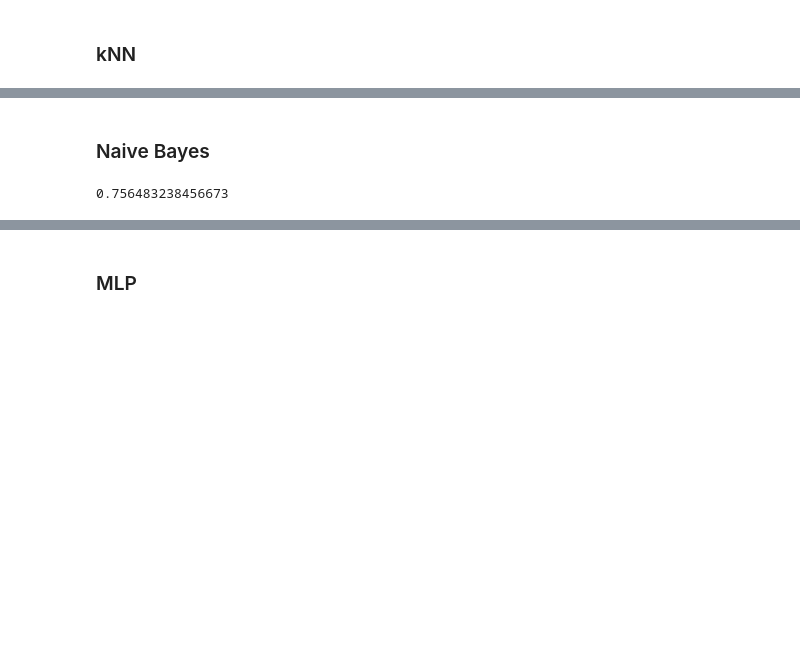
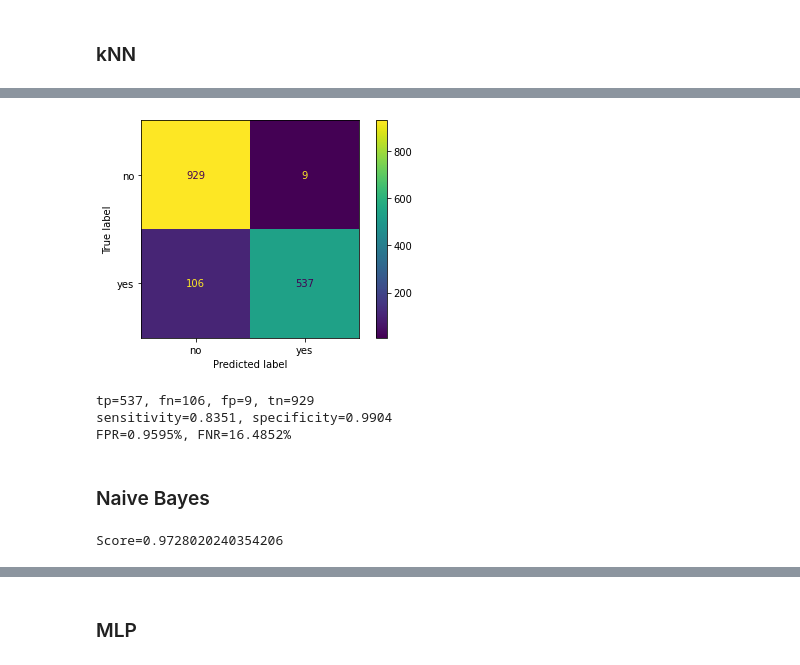
Before and after one commit to carzynsky/Analytics-and-Data-mining, a Jupyter notebook: cz2/spam.ipynb, the cells around one changed output, grey strips where cells are left out. Cells and saved outputs as stored; diff of their text form; code cells hidden in the pictures; blank space fills up the shorter version.

```diff
--- a/cz2/spam.ipynb
+++ b/cz2/spam.ipynb
@@ -59,11 +130,28 @@ kNN.score(X_test, y_test)
+# %%
+tn, fp, fn, tp = confusion_matrix(y_test, y_prediction_knn).ravel()
+plot_confusion_matrix(knn, X_test_standarized, y_test)
+plt.show()
+
+print(f'tp={tp}, fn={fn}, fp={fp}, tn={tn}')
+sensitivity = tp/(tp+fn)
+specificity = tn/(fp+tn)
+print("sensitivity={:.4f}, specificity={:.4f}".format(sensitivity, specificity))
+
+fpr = (1-specificity)*100
+fnr = (1-sensitivity)*100
+print("FPR={:.4f}%, FNR={:.4f}%".format(fpr, fnr))
+# %% [output]
+[figure, added]
+tp=537, fn=106, fp=9, tn=929
+sensitivity=0.8351, specificity=0.9904
+FPR=0.9595%, FNR=16.4852%
 # %% [markdown]
 ### Naive Bayes
 # %%
-from sklearn.naive_bayes import GaussianNB
-
 gnb = GaussianNB()
 gnb.fit(X_train, y_train)
-y_prediction = gnb.predict(X_test)
-gnb.score(X_test, y_test)
+y_prediction_gnb = gnb.predict(X_test)
+gnb_score = gnb.score(X_test, y_test)
+print(f'Score={gnb_score}')
 # %% [output]
-0.756483238456673
+Score=0.9728020240354206
```
Also changed, not shown: parts of 49 cells of this notebook, 3 other files.
